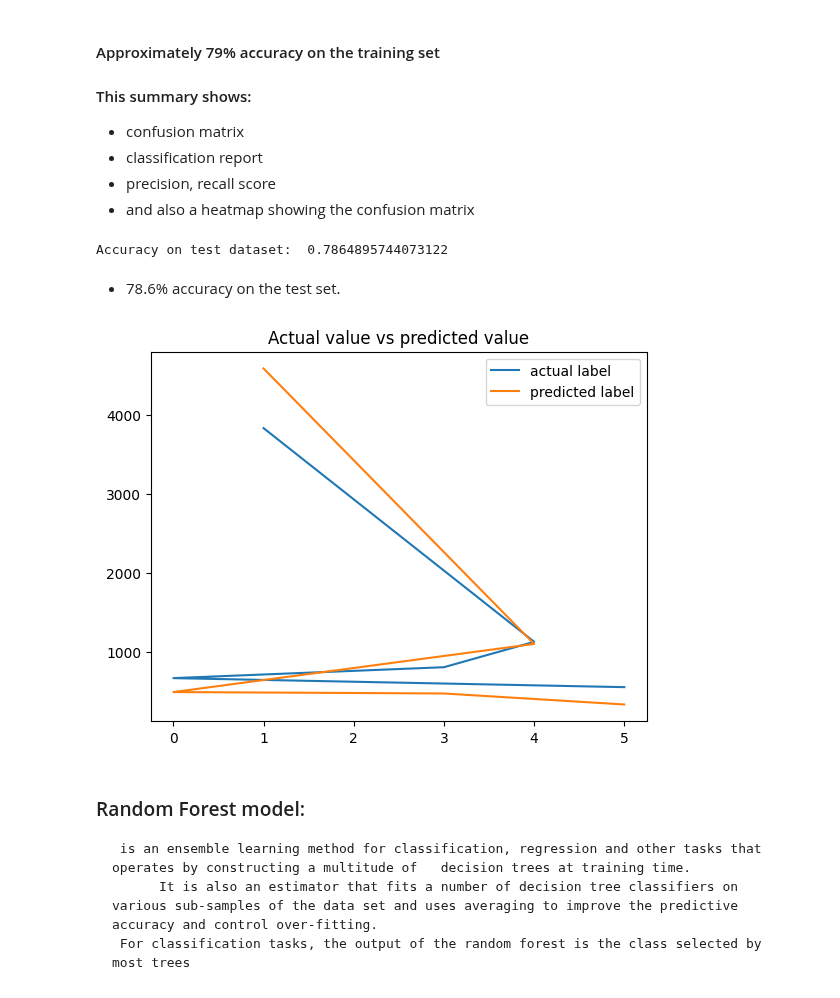
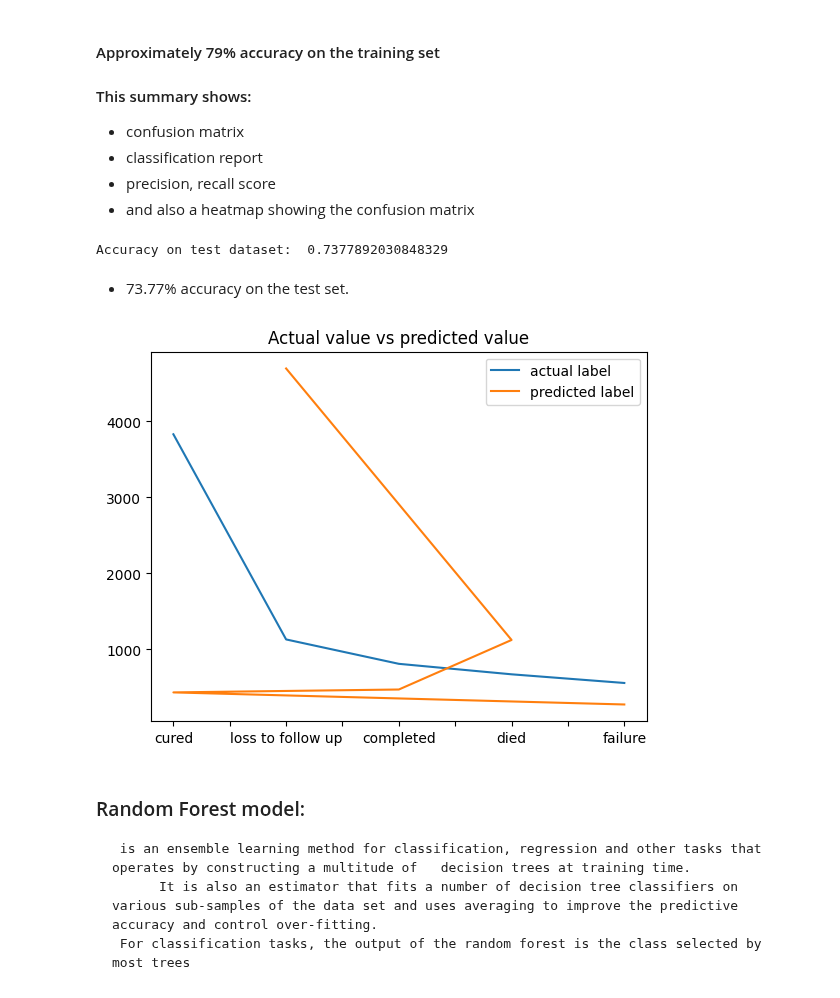
Before and after one commit to Taoheed-O/Tuberculosis_Survival_prediction, a Jupyter notebook: Machine_learning.ipynb, the cells around one changed output. Cells and saved outputs as stored; diff of their text form; code cells hidden in the pictures.

```diff
--- a/Machine_learning.ipynb
+++ b/Machine_learning.ipynb
@@ -368,7 +368,7 @@ array(['cured', 'loss to follow up', 'completed', 'died', 'failure'],
 patients_total['outcome_cd_bin'] = patients_total['outcome_cd_state'].apply(lambda x: 1 if x == 'cured' \
                                                                                        else (0 if x == 'died' \
                                                                                                   else(2 if x == 'completed'\
-                                                                                                      else(3 if x == 'loss to follow up' else 'failure'))))
+                                                                                                      else(3 if x == 'loss to follow up' else 4))))
 # %% [markdown]
 #### A heatmap showing the correlation between the columns of the whole combined dataset
 # %%
@@ -556,6 +572,6 @@ y_test['state'] = y_test['outcome_cd_bin'].apply(lambda x: 'cured' if x == 1 \
 # %%
 lr = LogisticRegression()
-model_lr = lr.fit(x_train,y_train)
+model_lr = lr.fit(x_train,y_train['outcome_cd_bin'])
 model_lr
 # %% [output]
 STOP: TOTAL NO. of ITERATIONS REACHED LIMIT.
@@ -613,20 +627,27 @@ sensitivity score:
 # %%
 print('Accuracy on test dataset: ', accuracy_score(y_test['outcome_cd_bin'], model_lr.predict(x_test)))
 # %% [output]
-Accuracy on test dataset:  0.7864895744073122
+Accuracy on test dataset:  0.7377892030848329
 # %% [markdown]
-- 78.6% accuracy on the test set.
+- 73.77% accuracy on the test set.
 # %%
-y_pred = model_lr.predict(x_test_lr)
+y_pred_lr = model_lr.predict(x_test_lr)
 x_test_lr['actual_label'] = y_test['state']
-x_test_lr['predicted_label'] = y_pred
+x_test_lr['predicted_label'] = y_pred_lr
+
+y_pred_lr = pd.DataFrame(y_pred_lr, columns=['outcome_cd_bin'])
+
+y_pred_lr['state'] = y_pred_lr['outcome_cd_bin'].apply(lambda x: 1 if x == 'cured' \
+                                                                                       else (0 if x == 'died' \
+                                                                                                  else(2 if x == 'completed'\
+                                                                                                      else(3 if x == 'loss to follow up' else 'failure'))))
 
 x_test_lr['actual_label'].value_counts().plot(label='actual label')
 x_test_lr['predicted_label'].value_counts().plot(label='predicted label', title = 'Actual value vs predicted value')
 plt.legend()
 plt.savefig('lr_comparison.jpg')
 # %% [output]
-[figure, old version]
+[figure, new version]
 # %% [markdown]
 ### Random Forest model:
      is an ensemble learning method for classification, regression and other tasks that operates by constructing a multitude of   decision trees at training time.
```
Also changed, not shown: parts of 24 cells of this notebook.
